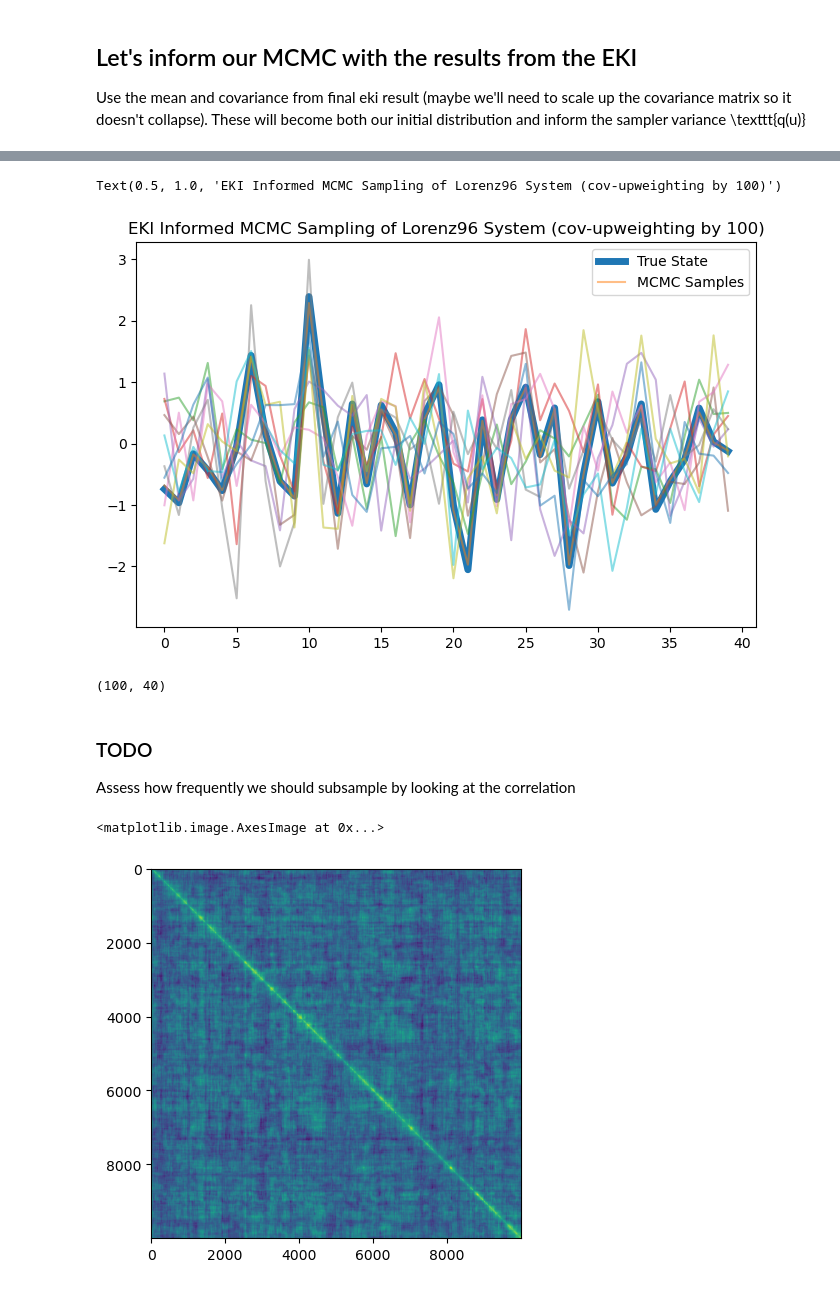
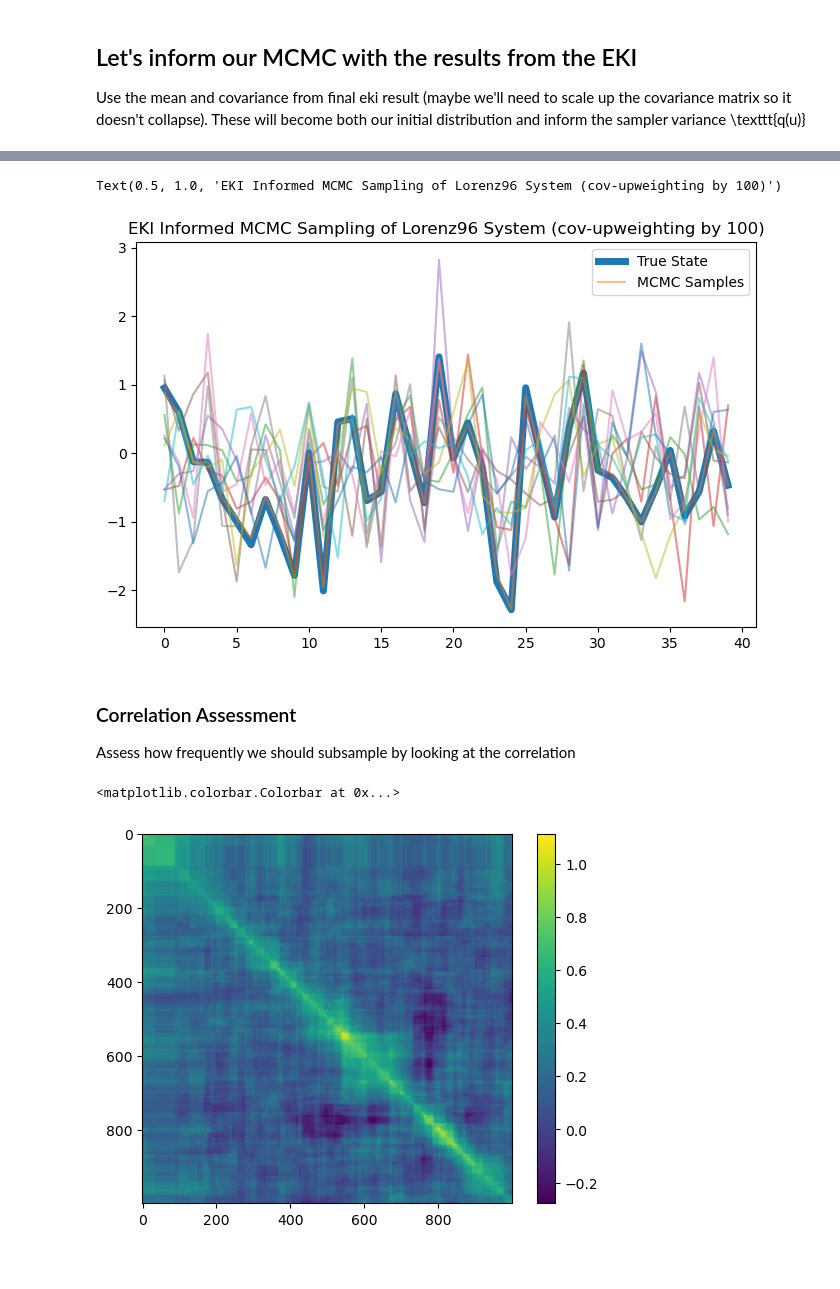
Before and after one commit to Julians42/ACM270, a Jupyter notebook: lorenz96/eki_lorenz96.ipynb, the cells around one changed output, grey strips where cells are left out. Saved outputs shown, nothing was run; the diff lists cells and outputs as text; code cells hidden in the pictures.

```diff
--- a/lorenz96/eki_lorenz96.ipynb
+++ b/lorenz96/eki_lorenz96.ipynb
@@ -259,26 +250,29 @@ plt.colorbar()
 # %%
 # update q(u) to use the covariance matrix of the EKI result
+scale = 500
 def q(u):
-    return np.random.multivariate_normal(u, cov_eki * 100)
+    return np.random.multivariate_normal(u, cov_eki * scale)
+print(f"Matrix Norm: {np.linalg.norm(cov_eki * scale)}")
+
 
 # with our functions defined we can now run the MCMC algorithm
-n_samples = 10000
+n_samples = 1000
 samples = np.zeros((n_samples, 40))
 
 # update initial guess to use the mean of the eki result
 samples[0] = mean_eki
 
 # run Metropolis Hastings
-probs = np.zeros(n_samples)
-accepts = 0
+probs, accepted = np.zeros(n_samples), np.zeros(n_samples)
 for i in range(1, n_samples):
     u = samples[i-1]
     v = q(u)
     accept_prob = a(u, v)
     probs[i] = accept_prob
     if np.random.rand() < accept_prob:
-        accepts += 1/n_samples
+        accepted[i] = 1
         samples[i] = v
     else:
         samples[i] = u
+print(f"Acceptance rate: {accepted.mean()}")
 # %% [output]
@@ -302,14 +281,9 @@ Accepted!
 # %%
 plt.figure(figsize=(8,5))
 plt.plot(x0, linewidth=5)
-plt.plot(np.transpose(samples[::1000]), alpha=.5) # get every 1000th sample to reduce correlation
+plt.plot(np.transpose(samples[::100]), alpha=.5) # get every 1000th sample to reduce correlation
 plt.legend(["True State", "MCMC Samples"])
 plt.title("EKI Informed MCMC Sampling of Lorenz96 System (cov-upweighting by 100)")
 # %% [output]
 Text(0.5, 1.0, 'EKI Informed MCMC Sampling of Lorenz96 System (cov-upweighting by 100)')
-[figure, old version]
+[figure, new version]
-# %%
-# get every 100th sample to reduce correlation
-samples[::100].shape
-# %% [output]
-(100, 40)
@@ -322,11 +290,12 @@ plt.title("EKI Informed MCMC Sampling of Lorenz96 System (cov-upweighting by 100
 # %% [markdown]
-### TODO
+### Correlation Assessment
 Assess how frequently we should subsample by looking at the correlation
 # %%
 plt.imshow(np.cov(samples))
+plt.colorbar()
 # %% [output]
-<matplotlib.image.AxesImage at 0x...>
+<matplotlib.colorbar.Colorbar at 0x...>
-[figure, old version]
+[figure, new version]
 # %%
 plt.imshow(np.cov(samples[::100]))
 # %% [output]
```
Also changed, not shown: parts of 43 cells of this notebook.
